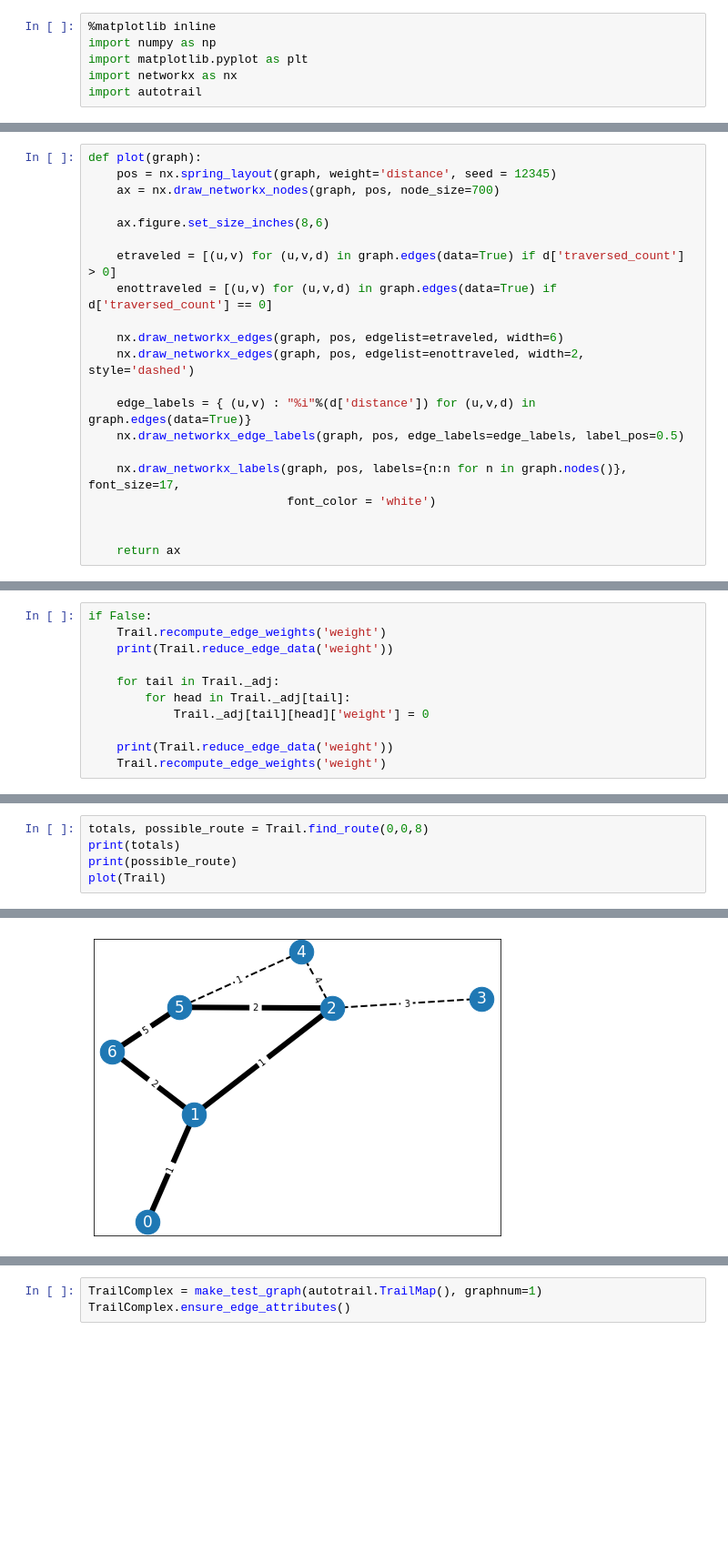
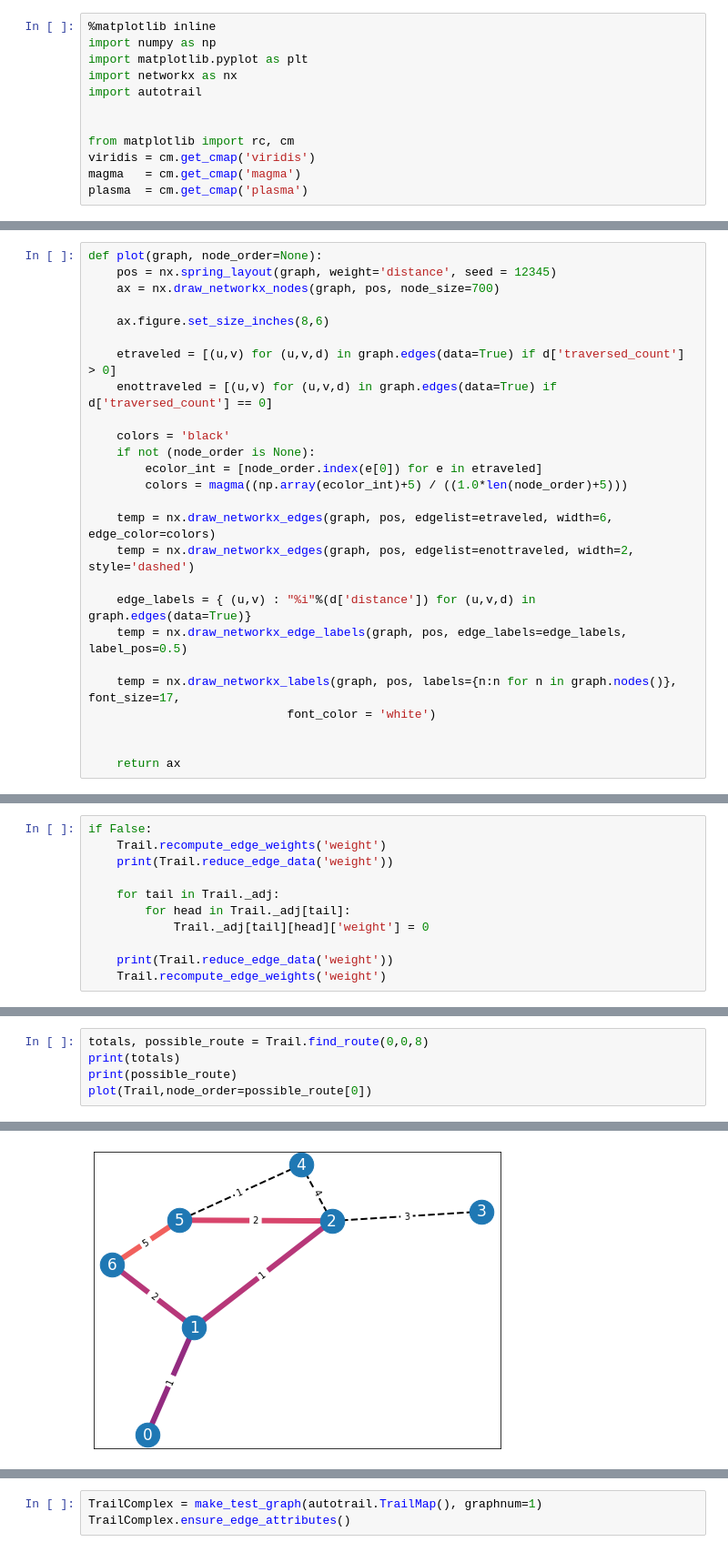
Before and after one commit to aemerick/planit, a Jupyter notebook: autotrail/networkx_testing.ipynb, the cells around one changed output, grey strips where cells are left out. Shown at 91% size. Cells and saved outputs as stored; diff of their text form; blank space fills up the shorter version.

Commit message:
few more examples and prettier graph

```diff
--- a/autotrail/networkx_testing.ipynb
+++ b/autotrail/networkx_testing.ipynb
@@ -4,6 +4,12 @@ import numpy as np
 import matplotlib.pyplot as plt
 import networkx as nx
 import autotrail
+
+
+from matplotlib import rc, cm
+viridis = cm.get_cmap('viridis')
+magma   = cm.get_cmap('magma')
+plasma  = cm.get_cmap('plasma')
 # %%
 def make_test_graph(G=None,graphnum=0):
     arcs = autotrail.define_graph(graphnum=graphnum)._node_paths
@@ -99,7 +105,7 @@ for n in G.edges:
 (4, 5)
 (5, 6)
 # %%
-def plot(graph):
+def plot(graph, node_order=None):
     pos = nx.spring_layout(graph, weight='distance', seed = 12345)
     ax = nx.draw_networkx_nodes(graph, pos, node_size=700)
 
@@ -108,13 +114,18 @@ def plot(graph):
     etraveled = [(u,v) for (u,v,d) in graph.edges(data=True) if d['traversed_count'] > 0]
     enottraveled = [(u,v) for (u,v,d) in graph.edges(data=True) if d['traversed_count'] == 0]
 
-    nx.draw_networkx_edges(graph, pos, edgelist=etraveled, width=6)
-    nx.draw_networkx_edges(graph, pos, edgelist=enottraveled, width=2, style='dashed')
+    colors = 'black'
+    if not (node_order is None):
+        ecolor_int = [node_order.index(e[0]) for e in etraveled]
+        colors = magma((np.array(ecolor_int)+5) / ((1.0*len(node_order)+5)))
+
+    temp = nx.draw_networkx_edges(graph, pos, edgelist=etraveled, width=6, edge_color=colors)
+    temp = nx.draw_networkx_edges(graph, pos, edgelist=enottraveled, width=2, style='dashed')
 
     edge_labels = { (u,v) : "%i"%(d['distance']) for (u,v,d) in graph.edges(data=True)}
-    nx.draw_networkx_edge_labels(graph, pos, edge_labels=edge_labels, label_pos=0.5)
+    temp = nx.draw_networkx_edge_labels(graph, pos, edge_labels=edge_labels, label_pos=0.5)
 
-    nx.draw_networkx_labels(graph, pos, labels={n:n for n in graph.nodes()}, font_size=17,
+    temp = nx.draw_networkx_labels(graph, pos, labels={n:n for n in graph.nodes()}, font_size=17,
                             font_color = 'white')
 
 
@@ -177,7 +206,7 @@ TrailMap:  We found a successful route! Well... got back home at least ...
 totals, possible_route = Trail.find_route(0,0,8)
 print(totals)
 print(possible_route)
-plot(Trail)
+plot(Trail,node_order=possible_route[0])
 # %% [output]
 TrailMap:  Possible and next:  [0] [0, 1, 2]
 TrailMap:  Finding shortest route to get home:  [2, 5, 6, 1, 0] 0
@@ -188,5 +223,5 @@ TrailMap:  We found a successful route! Well... got back home at least ...
 <matplotlib.collections.PathCollection at 0x...>
-[figure, old version]
+[figure, new version]
 # %%
 totals, possible_route = Trail.find_route(0,0,20)
 print(totals)
```
Also changed, not shown: parts of 8 cells of this notebook.
